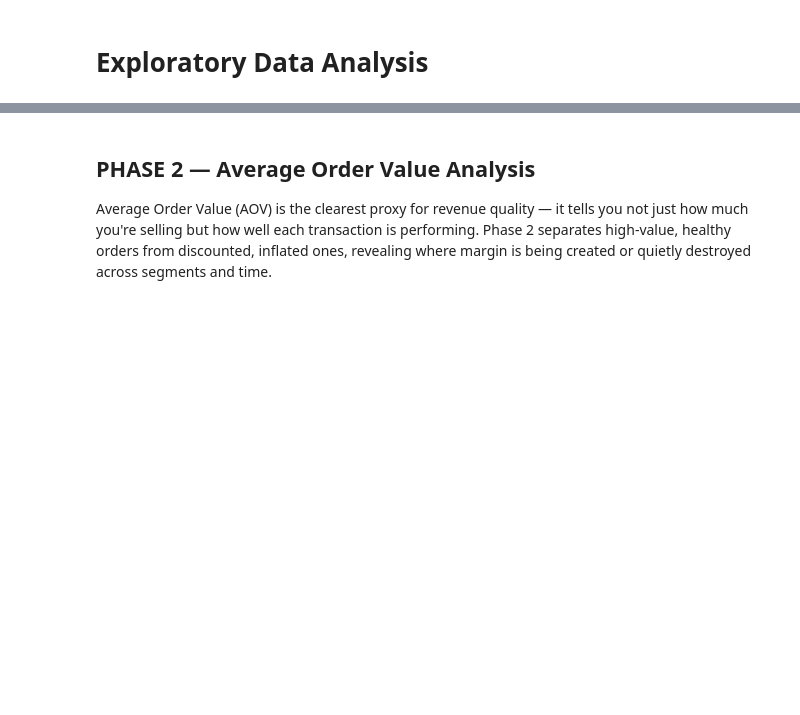
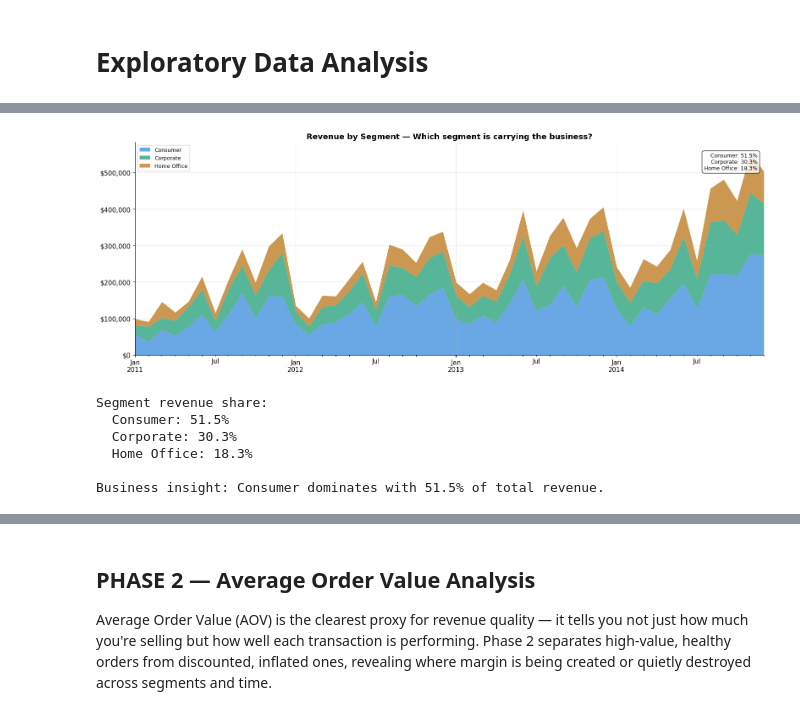
Before and after one commit to satwik12151/Capstone-Project-Group-3-, a Jupyter notebook: Capstone_Project_Group3.ipynb, the cells around one changed output, grey strips where cells are left out. Drawn from its saved outputs; the diff is of its cells as text; code cells hidden in the pictures; blank space fills up the shorter version.

```diff
--- a/Capstone_Project_Group3.ipynb
+++ b/Capstone_Project_Group3.ipynb
@@ -273,0 +372,70 @@ memory usage: 7.6+ MB
+# %%
+import pandas as pd
+import matplotlib.pyplot as plt
+import matplotlib.ticker as mticker
+import warnings
+warnings.filterwarnings("ignore")
+
+# ── Colour palette
+C = {
+    "blue":   "#378ADD",
+    "coral":  "#D85A30",
+    "teal":   "#1D9E75",
+    "purple": "#7F77DD",
+    "amber":  "#BA7517",
+    "gray":   "#888780",
+}
+SEGMENT_PALETTE = {
+    "Consumer":    C["blue"],
+    "Corporate":   C["teal"],
+    "Home Office": C["amber"],
+}
+
+# ── Prepare data
+df["order_date"] = pd.to_datetime(df["Order Date"])
+df["order_ym"]   = df["order_date"].dt.to_period("M")
+
+seg_rev = df.groupby(["order_ym", "Segment"])["Sales"].sum().reset_index()
+seg_pivot = seg_rev.copy()
+seg_pivot["ds"] = seg_pivot["order_ym"].dt.to_timestamp()
+seg_pivot = seg_pivot.pivot(index="ds", columns="Segment", values="Sales").fillna(0)
+
+# ── Plot
+fig, ax = plt.subplots(figsize=(16, 6))
+seg_pivot.plot.area(
+    ax=ax,
+    color=[SEGMENT_PALETTE.get(c, C["gray"]) for c in seg_pivot.columns],
+    alpha=0.75,
+    linewidth=0
+)
+ax.yaxis.set_major_formatter(mticker.FuncFormatter(lambda x, _: f"${x:,.0f}"))
+ax.set_title("Revenue by Segment — Which segment is carrying the business?", fontweight="bold")
+ax.legend(fontsize=9, loc="upper left")
+ax.set_xlabel("")
+
+# ── % share text box
+seg_share = df.groupby("Segment")["Sales"].sum()
+seg_share_pct = (seg_share / seg_share.sum() * 100).round(1)
+share_text = "\n".join([f"{seg}: {pct}%" for seg, pct in seg_share_pct.items()])
+ax.text(0.99, 0.95, share_text,
+        transform=ax.transAxes, fontsize=9,
+        verticalalignment="top", horizontalalignment="right",
+        bbox=dict(boxstyle="round,pad=0.4", facecolor="white", alpha=0.8))
+
+plt.tight_layout()
+plt.show()
+
+# ── Key output
+top_seg = seg_share_pct.idxmax()
+print(f"Segment revenue share:")
+for seg, pct in seg_share_pct.items():
+    print(f"  {seg}: {pct}%")
+print(f"\nBusiness insight: {top_seg} dominates with {seg_share_pct.max()}% of total revenue.")
+# %% [output]
+[figure, added]
+Segment revenue share:
+  Consumer: 51.5%
+  Corporate: 30.3%
+  Home Office: 18.3%
+
+Business insight: Consumer dominates with 51.5% of total revenue.
```
Also changed, not shown: parts of 12 cells of this notebook.
